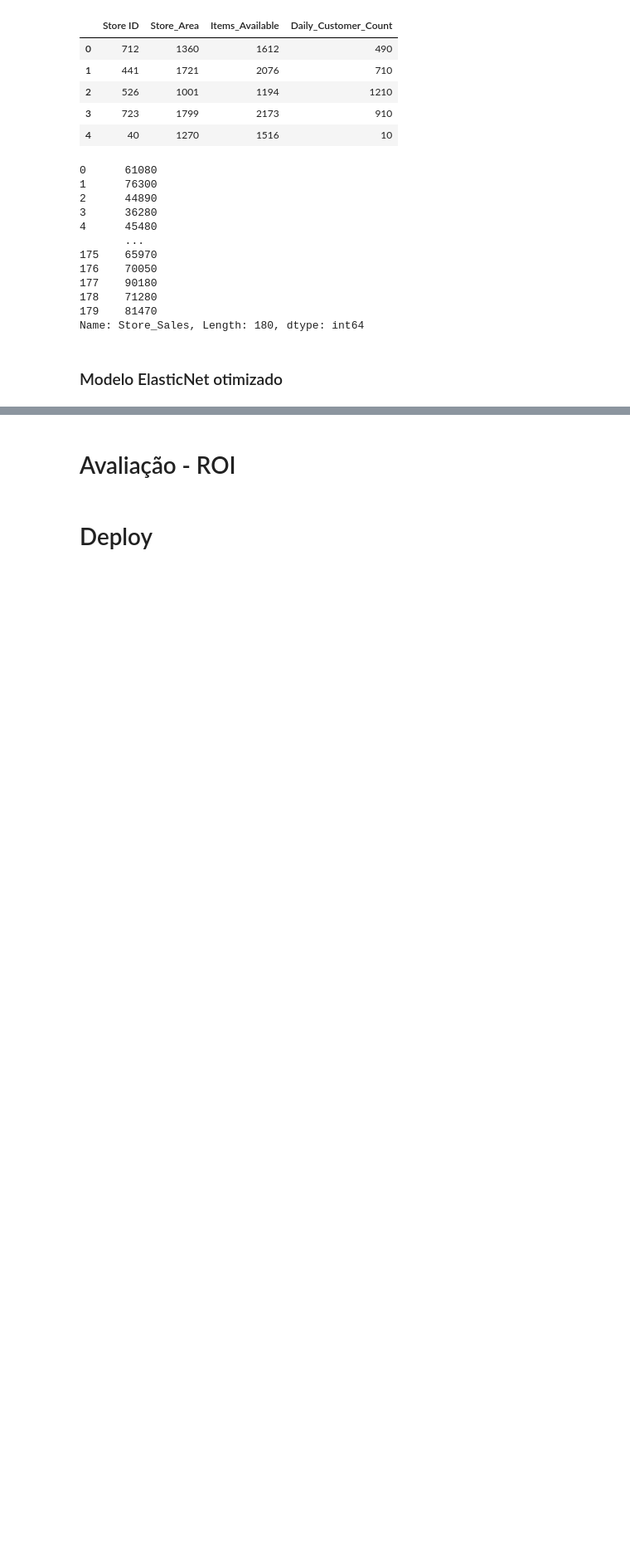
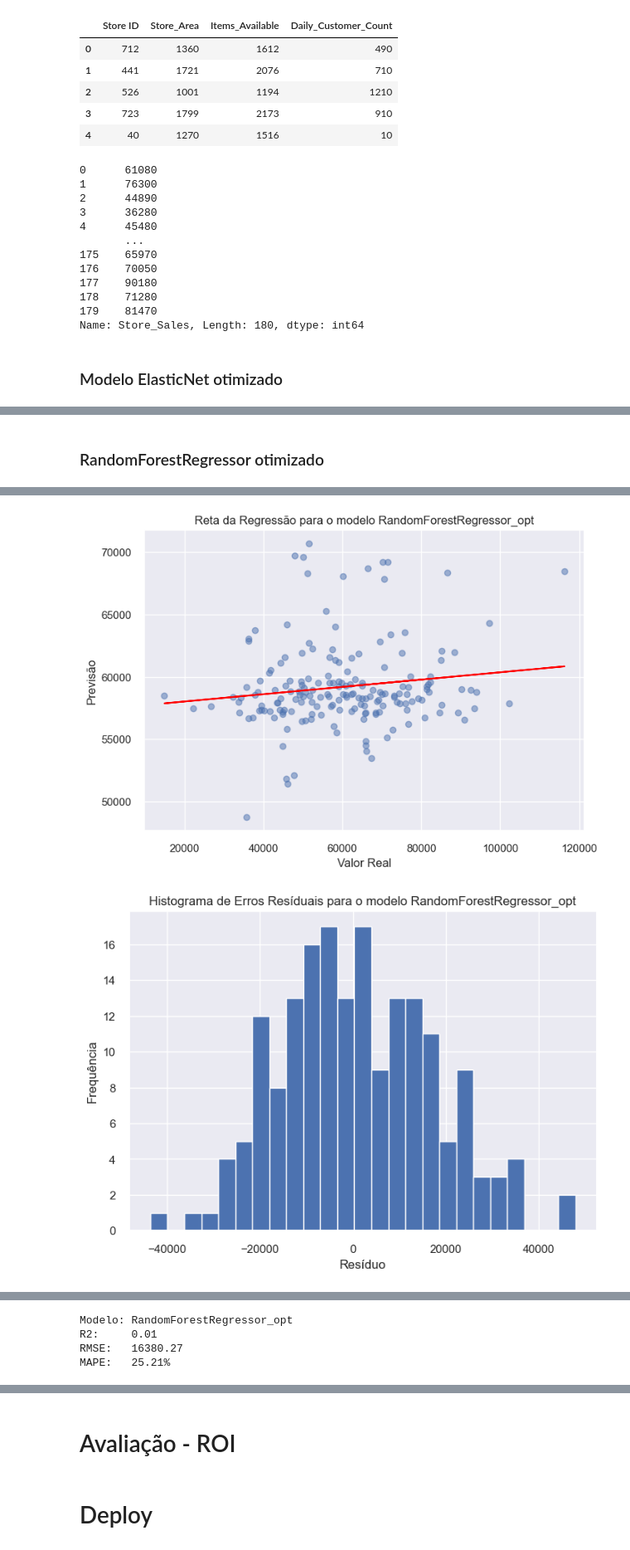
Before and after one commit to Eric-Oliveira-ds/Supermarket-store-sales-prediction, a Jupyter notebook: notebooks/Supermarket Store Sales Prediction.ipynb, the cells around one changed output, grey strips where cells are left out. Shown at 83% size. Saved outputs shown, nothing was run; the diff lists cells and outputs as text; code cells hidden in the pictures; blank space fills up the shorter version.

```diff
--- a/notebooks/Supermarket Store Sales Prediction.ipynb
+++ b/notebooks/Supermarket Store Sales Prediction.ipynb
@@ -797,0 +927,12 @@ MAPE:   221.50%
+# %% [markdown]
+### RandomForestRegressor otimizado
+# %%
+experiment_name = 'Melhor modelo apresentado do Sklearn - teste'
+
+date = datetime.now().strftime("%d/%m/%Y %H:%M:%S")
+model_name = 'RandomForestRegressor_opt'
+model_name_date = model_name + ' - ' + date
+
+
+test_eval(model_name=model_name, model=rfr_opt, X_test=X_test, y_test=y_test, run_name=model_name_date, experiment_name=experiment_name, path_save_fig=path_save_fig)
+# %% [output]
@@ -797,0 +941,2 @@ MAPE:   221.50%
+[figure, added]
+[figure, added]
@@ -797,0 +944,4 @@ MAPE:   221.50%
+Modelo: RandomForestRegressor_opt
+R2:     0.01
+RMSE:   16380.27
+MAPE:   25.21%
```
Also changed, not shown: parts of 16 cells of this notebook.
